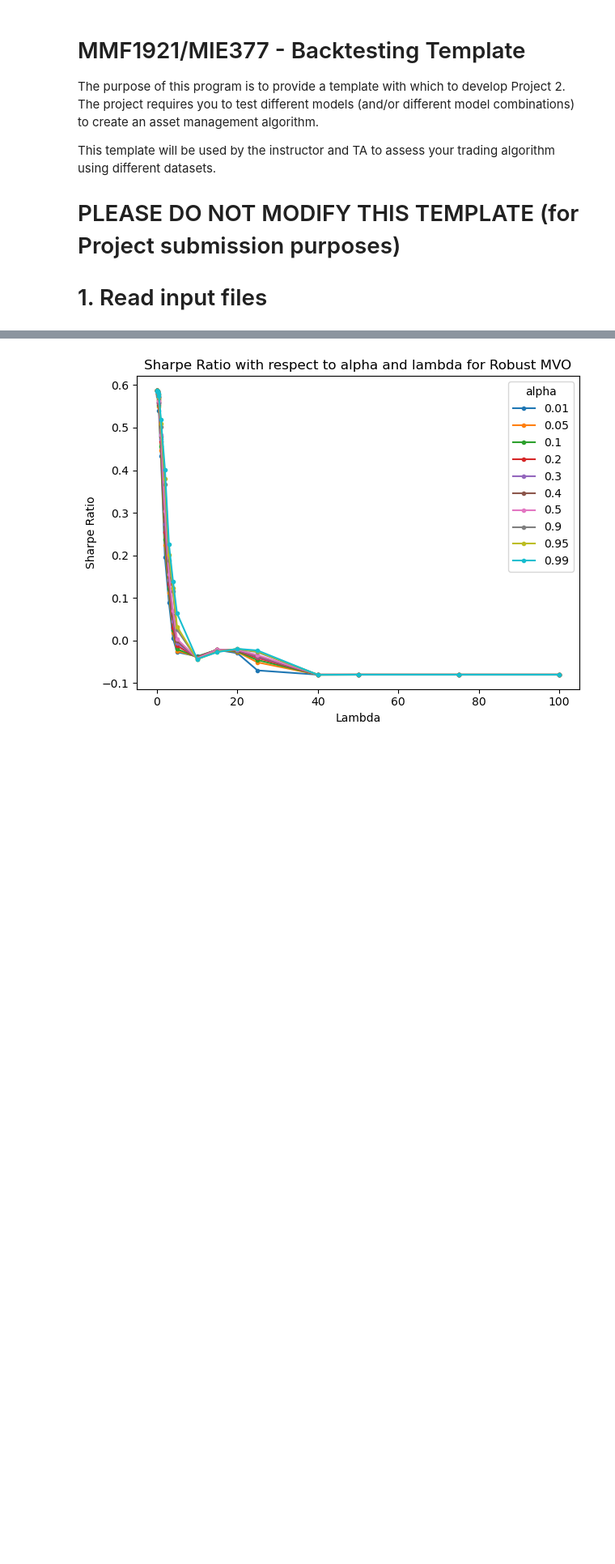
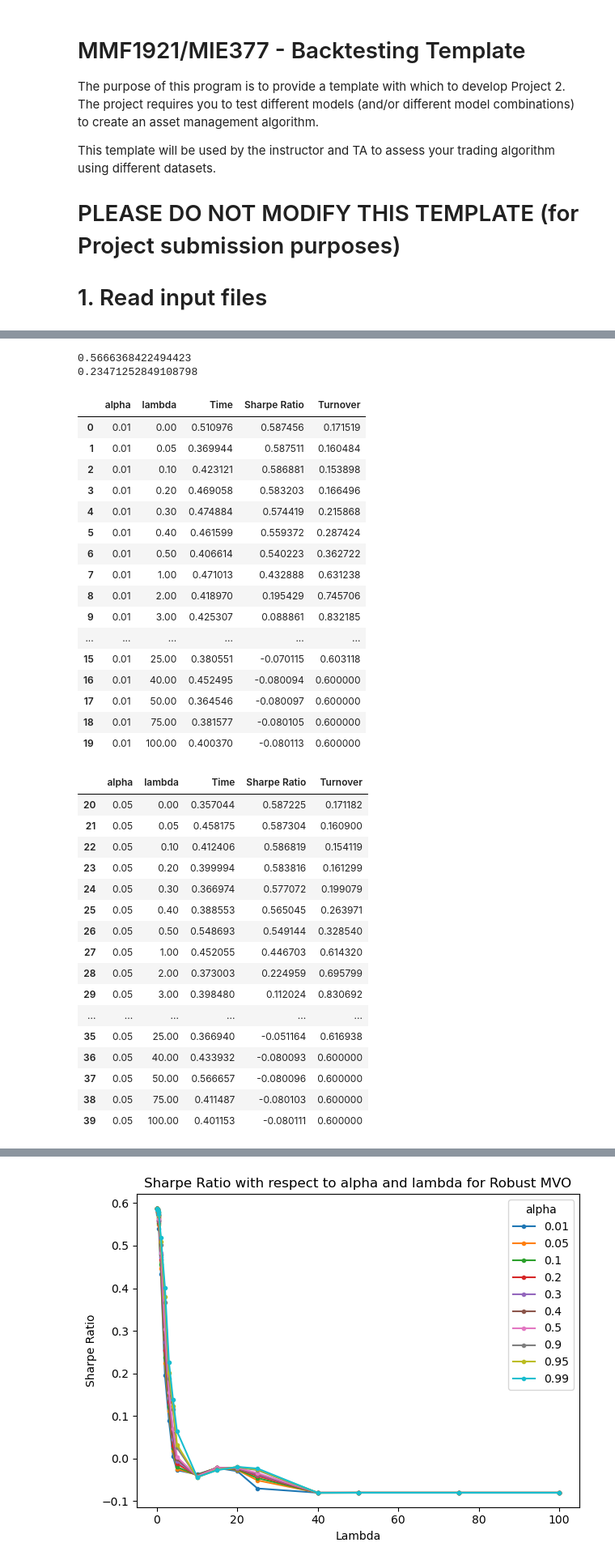
Before and after one commit to stephanieyflu/mie377-project1, a Jupyter notebook: Project 1 MATLAB/MIE377 - Project 1 Files/project_main_robust2.ipynb, the cells around one changed output, grey strips where cells are left out. Shown: that part at 81% size. Drawn from its saved outputs; the diff is of its cells as text; code cells hidden in the pictures; blank space fills up the shorter version.

```diff
--- a/Project 1 MATLAB/MIE377 - Project 1 Files/project_main_robust2.ipynb
+++ b/Project 1 MATLAB/MIE377 - Project 1 Files/project_main_robust2.ipynb
@@ -210 +210,46 @@ df
 200 rows × 5 columns
+# %%
+print(np.mean(df[df['lambda'] <= 1]['Sharpe Ratio'].values))
+print(np.mean(df[df['lambda'] <= 1]['Turnover'].values))
+# %% [output]
+0.5666368422494423
+0.23471252849108798
+# %%
+for a in sorted(list(set(alphas))):
+    sub_df = df[df['alpha'] == a]
+    display(sub_df)
+# %% [output]
+|  | alpha | lambda | Time | Sharpe Ratio | Turnover |
+| 0 | 0.01 | 0.00 | 0.510976 | 0.587456 | 0.171519 |
+| 1 | 0.01 | 0.05 | 0.369944 | 0.587511 | 0.160484 |
+| 2 | 0.01 | 0.10 | 0.423121 | 0.586881 | 0.153898 |
+| 3 | 0.01 | 0.20 | 0.469058 | 0.583203 | 0.166496 |
+| 4 | 0.01 | 0.30 | 0.474884 | 0.574419 | 0.215868 |
+| 5 | 0.01 | 0.40 | 0.461599 | 0.559372 | 0.287424 |
+| 6 | 0.01 | 0.50 | 0.406614 | 0.540223 | 0.362722 |
+| 7 | 0.01 | 1.00 | 0.471013 | 0.432888 | 0.631238 |
+| 8 | 0.01 | 2.00 | 0.418970 | 0.195429 | 0.745706 |
+| 9 | 0.01 | 3.00 | 0.425307 | 0.088861 | 0.832185 |
+| ... | ... | ... | ... | ... | ... |
+| 15 | 0.01 | 25.00 | 0.380551 | -0.070115 | 0.603118 |
+| 16 | 0.01 | 40.00 | 0.452495 | -0.080094 | 0.600000 |
+| 17 | 0.01 | 50.00 | 0.364546 | -0.080097 | 0.600000 |
+| 18 | 0.01 | 75.00 | 0.381577 | -0.080105 | 0.600000 |
+| 19 | 0.01 | 100.00 | 0.400370 | -0.080113 | 0.600000 |
+|  | alpha | lambda | Time | Sharpe Ratio | Turnover |
+| 20 | 0.05 | 0.00 | 0.357044 | 0.587225 | 0.171182 |
+| 21 | 0.05 | 0.05 | 0.458175 | 0.587304 | 0.160900 |
+| 22 | 0.05 | 0.10 | 0.412406 | 0.586819 | 0.154119 |
+| 23 | 0.05 | 0.20 | 0.399994 | 0.583816 | 0.161299 |
+| 24 | 0.05 | 0.30 | 0.366974 | 0.577072 | 0.199079 |
+| 25 | 0.05 | 0.40 | 0.388553 | 0.565045 | 0.263971 |
+| 26 | 0.05 | 0.50 | 0.548693 | 0.549144 | 0.328540 |
+| 27 | 0.05 | 1.00 | 0.452055 | 0.446703 | 0.614320 |
+| 28 | 0.05 | 2.00 | 0.373003 | 0.224959 | 0.695799 |
+| 29 | 0.05 | 3.00 | 0.398480 | 0.112024 | 0.830692 |
+| ... | ... | ... | ... | ... | ... |
+| 35 | 0.05 | 25.00 | 0.366940 | -0.051164 | 0.616938 |
+| 36 | 0.05 | 40.00 | 0.433932 | -0.080093 | 0.600000 |
+| 37 | 0.05 | 50.00 | 0.566657 | -0.080096 | 0.600000 |
+| 38 | 0.05 | 75.00 | 0.411487 | -0.080103 | 0.600000 |
+| 39 | 0.05 | 100.00 | 0.401153 | -0.080111 | 0.600000 |
```
Also changed, not shown: parts of 3 cells of this notebook, 18 other files.
